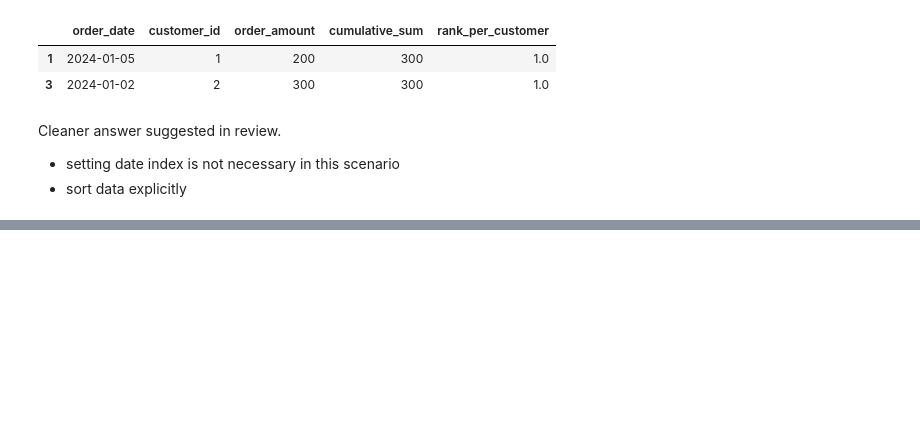
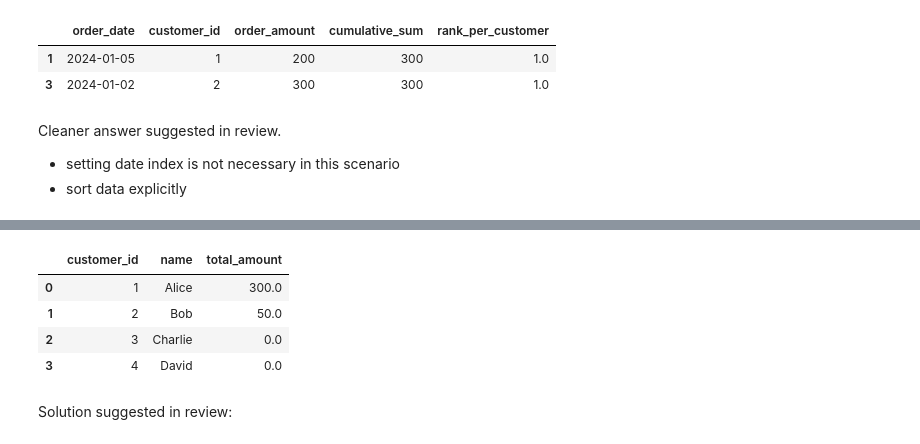
Before and after one commit to tharina11/Python-Projects, a Jupyter notebook: 6. Pandas Exercises/notebooks/Misc_pandas_tasks.ipynb, the cells around one changed output, grey strips where cells are left out. Drawn from its saved outputs; the diff is of its cells as text; code cells hidden in the pictures; blank space fills up the shorter version.

Commit message:
Add pivot and handling missing data

```diff
--- a/6. Pandas Exercises/notebooks/Misc_pandas_tasks.ipynb
+++ b/6. Pandas Exercises/notebooks/Misc_pandas_tasks.ipynb
@@ -264,3 +264,27 @@ df['rank'] = (
 
 # Step 4: Top order per customer
 top_orders = df[df['rank'] == 1]
+# %%
+# Define the data in a dictionary
+data = {
+    'customer_id': [1, 2, 3, 4],
+    'name': ['Alice', 'Bob', 'Charlie', 'David']
+}
+
+# Create the DataFrame
+customers = pd.DataFrame(data)
+
+# Display the table
+print(customers)
+
+# Define the orders data
+orders_data = {
+    'order_id': [101, 102, 103],
+    'customer_id': [1, 1, 2],
+    'amount': [100, 200, 50]
+}
+
+# Create the DataFrame
+orders = pd.DataFrame(orders_data)
+
+print(orders)
@@ -266,0 +317,13 @@ top_orders = df[df['rank'] == 1]
+# %%
+# Return all customers (even those with no orders)
+merge_df = customers.merge(orders, on= 'customer_id', how= 'left').fillna(0)
+total_df = merge_df.groupby(['customer_id', 'name'], as_index= False)['amount'].sum()
+total_df.rename(columns = {'amount': 'total_amount'})
+# %% [output]
+|  | customer_id | name | total_amount |
+| 0 | 1 | Alice | 300.0 |
+| 1 | 2 | Bob | 50.0 |
+| 2 | 3 | Charlie | 0.0 |
+| 3 | 4 | David | 0.0 |
+# %% [markdown]
+Solution suggested in review:
```
Also changed, not shown: parts of 7 cells of this notebook.
